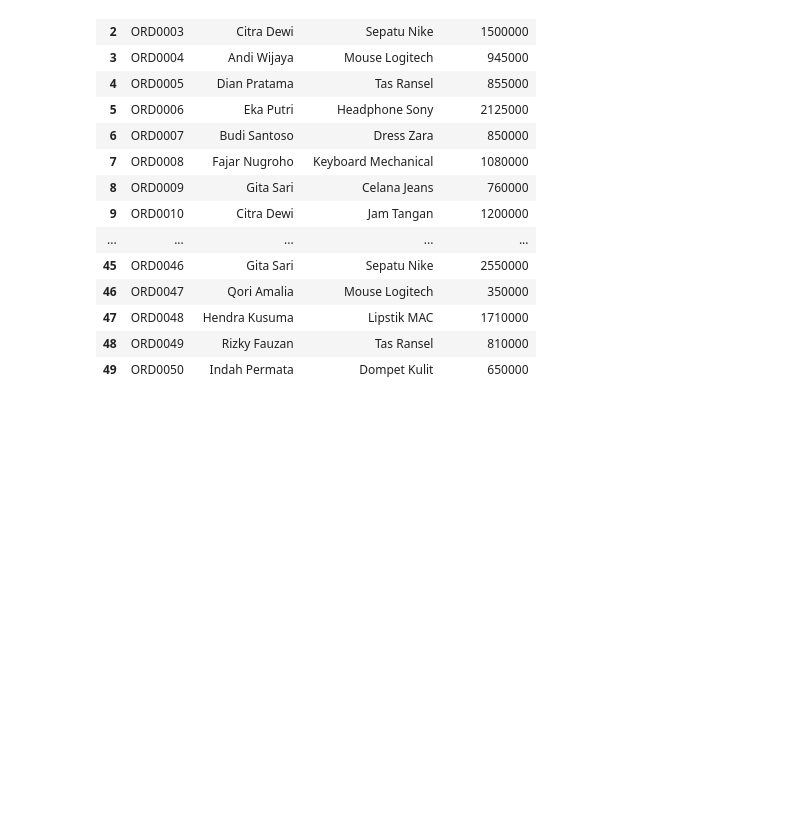
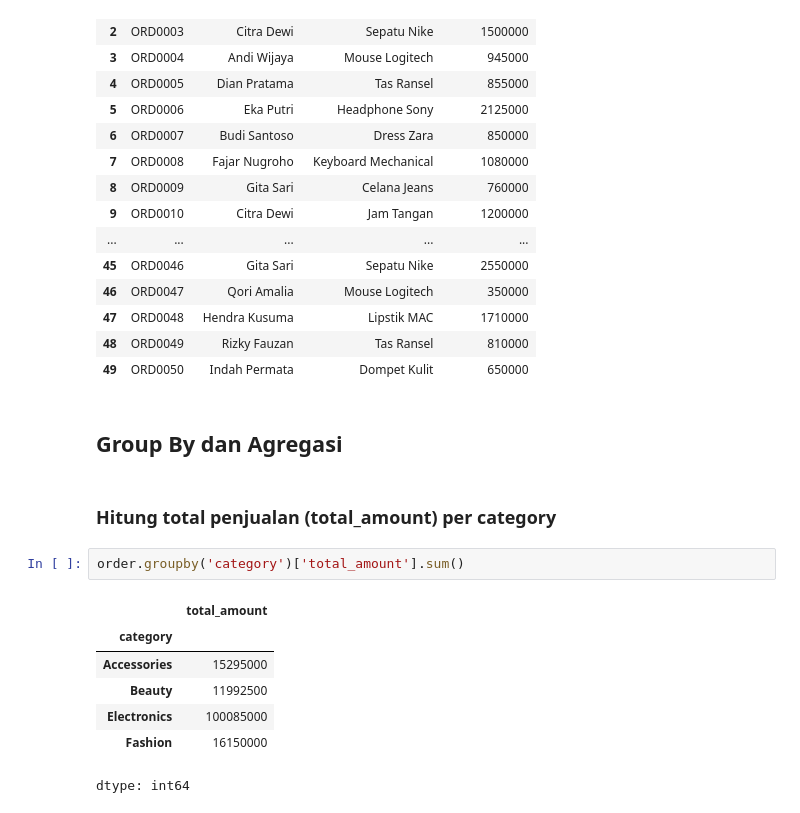
Before and after one commit to galahad20/assignment_Data_Manipulation, a Jupyter notebook: ASSIGNMENT_TEMP_DE14_DAY11_DIMAS_ABIAN_IHSAN.ipynb, the cells around one changed output. Saved outputs shown, nothing was run; the diff lists cells and outputs as text; blank space fills up the shorter version.

```diff
--- a/ASSIGNMENT_TEMP_DE14_DAY11_DIMAS_ABIAN_IHSAN.ipynb
+++ b/ASSIGNMENT_TEMP_DE14_DAY11_DIMAS_ABIAN_IHSAN.ipynb
@@ -216,3 +216,17 @@ order[['order_id', 'customer_name', 'product_name', 'total_amount']]
 | 47 | ORD0048 | Hendra Kusuma | Lipstik MAC | 1710000 |
 | 48 | ORD0049 | Rizky Fauzan | Tas Ransel | 810000 |
 | 49 | ORD0050 | Indah Permata | Dompet Kulit | 650000 |
+# %% [markdown]
+## Group By dan Agregasi
+# %% [markdown]
+### Hitung total penjualan (total_amount) per category
+# %%
+order.groupby('category')['total_amount'].sum()
+# %% [output]
+|  | total_amount |
+| category |  |
+| Accessories | 15295000 |
+| Beauty | 11992500 |
+| Electronics | 100085000 |
+| Fashion | 16150000 |
+dtype: int64
```
Also changed, not shown: parts of 4 cells of this notebook.
